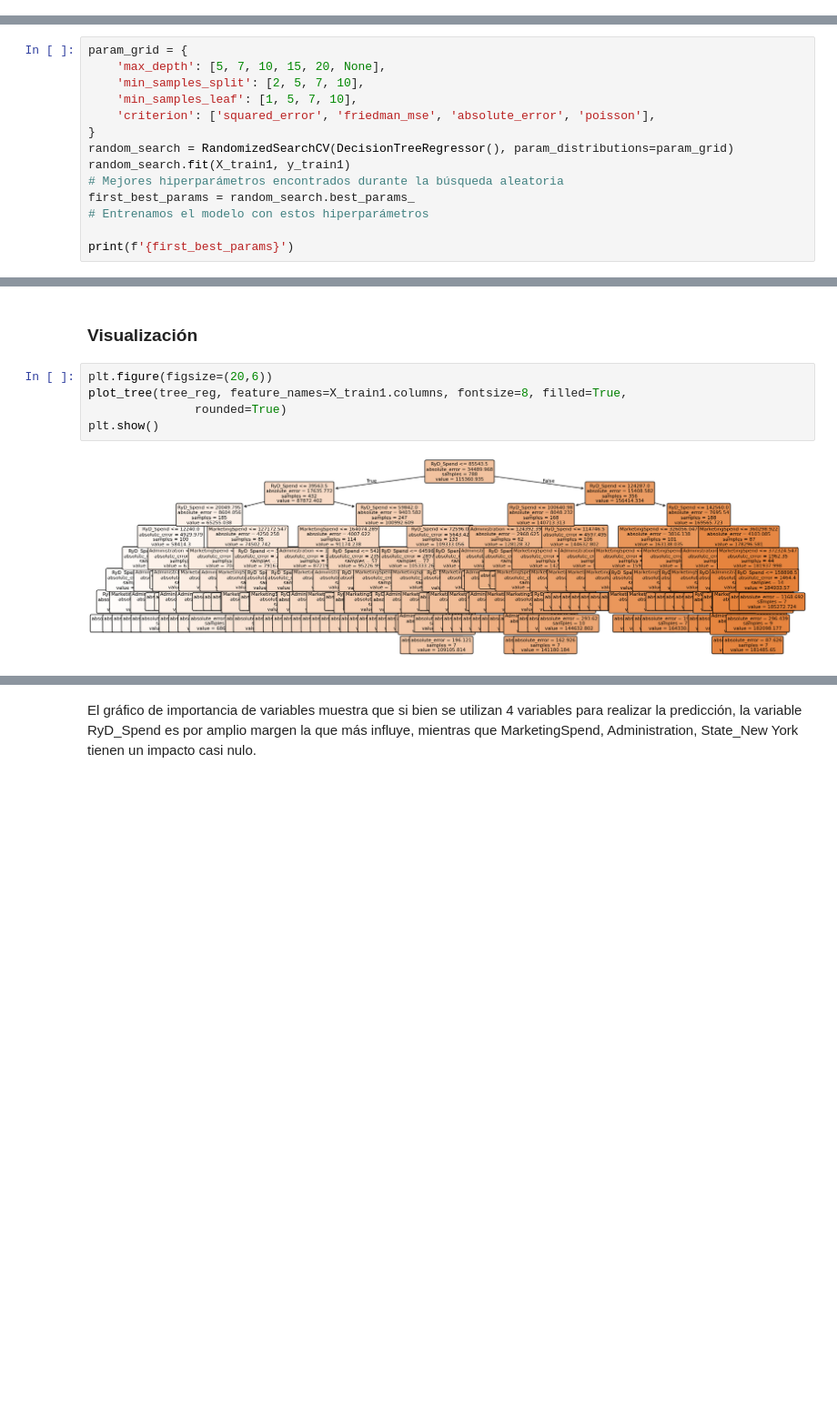
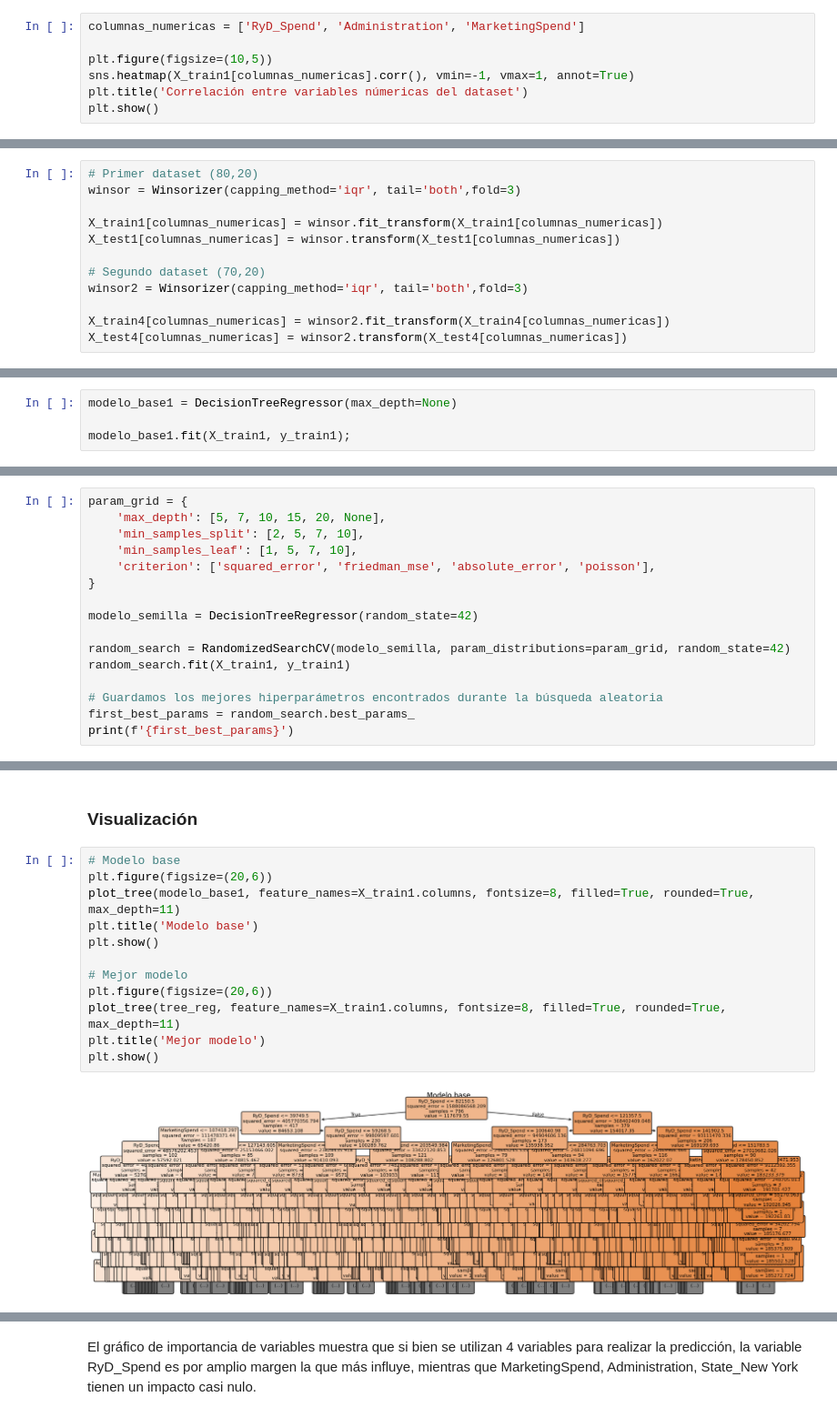
Before and after one commit to juanachies/TP2_Mineria, a Jupyter notebook: tp.ipynb, the cells around one changed output, grey strips where cells are left out. Shown at 91% size. Saved outputs shown, nothing was run; the diff lists cells and outputs as text; blank space fills up the shorter version.

```diff
--- a/tp.ipynb
+++ b/tp.ipynb
@@ -168,0 +156,7 @@ X_train4, X_test4, y_train4, y_test4  = train_test_split(X1, y1, test_size=0.3,
+# %%
+columnas_numericas = ['RyD_Spend', 'Administration', 'MarketingSpend']
+
+plt.figure(figsize=(10,5))
+sns.heatmap(X_train1[columnas_numericas].corr(), vmin=-1, vmax=1, annot=True)
+plt.title('Correlación entre variables númericas del dataset')
+plt.show()
@@ -168,0 +187,12 @@ X_train4, X_test4, y_train4, y_test4  = train_test_split(X1, y1, test_size=0.3,
+# %%
+# Primer dataset (80,20)
+winsor = Winsorizer(capping_method='iqr', tail='both',fold=3)
+
+X_train1[columnas_numericas] = winsor.fit_transform(X_train1[columnas_numericas])
+X_test1[columnas_numericas] = winsor.transform(X_test1[columnas_numericas])
+
+# Segundo dataset (70,20)
+winsor2 = Winsorizer(capping_method='iqr', tail='both',fold=3)
+
+X_train4[columnas_numericas] = winsor2.fit_transform(X_train4[columnas_numericas])
+X_test4[columnas_numericas] = winsor2.transform(X_test4[columnas_numericas])
@@ -170,0 +231,4 @@ X_train4, X_test4, y_train4, y_test4  = train_test_split(X1, y1, test_size=0.3,
+# %%
+modelo_base1 = DecisionTreeRegressor(max_depth=None)
+
+modelo_base1.fit(X_train1, y_train1);
@@ -177,11 +243,13 @@ param_grid = {
     'min_samples_leaf': [1, 5, 7, 10],
     'criterion': ['squared_error', 'friedman_mse', 'absolute_error', 'poisson'],
 }
-random_search = RandomizedSearchCV(DecisionTreeRegressor(), param_distributions=param_grid)
+
+modelo_semilla = DecisionTreeRegressor(random_state=42)
+
+random_search = RandomizedSearchCV(modelo_semilla, param_distributions=param_grid, random_state=42)
 random_search.fit(X_train1, y_train1)
-# Mejores hiperparámetros encontrados durante la búsqueda aleatoria
+
+# Guardamos los mejores hiperparámetros encontrados durante la búsqueda aleatoria
 first_best_params = random_search.best_params_
-# Entrenamos el modelo con estos hiperparámetros
-
 print(f'{first_best_params}')
 # %% [output]
@@ -230,9 +289,16 @@ tableResult(y_test1, pred_test)
 # %% [markdown]
 ### Visualización
 # %%
+# Modelo base
 plt.figure(figsize=(20,6))
-plot_tree(tree_reg, feature_names=X_train1.columns, fontsize=8, filled=True,
-               rounded=True)
+plot_tree(modelo_base1, feature_names=X_train1.columns, fontsize=8, filled=True, rounded=True, max_depth=11)
+plt.title('Modelo base')
 plt.show()
+
+# Mejor modelo
+plt.figure(figsize=(20,6))
+plot_tree(tree_reg, feature_names=X_train1.columns, fontsize=8, filled=True, rounded=True, max_depth=11)
+plt.title('Mejor modelo')
+plt.show()
 # %% [output]
-[figure, old version]
+[figure, new version]
```
Also changed, not shown: parts of 159 cells of this notebook.
